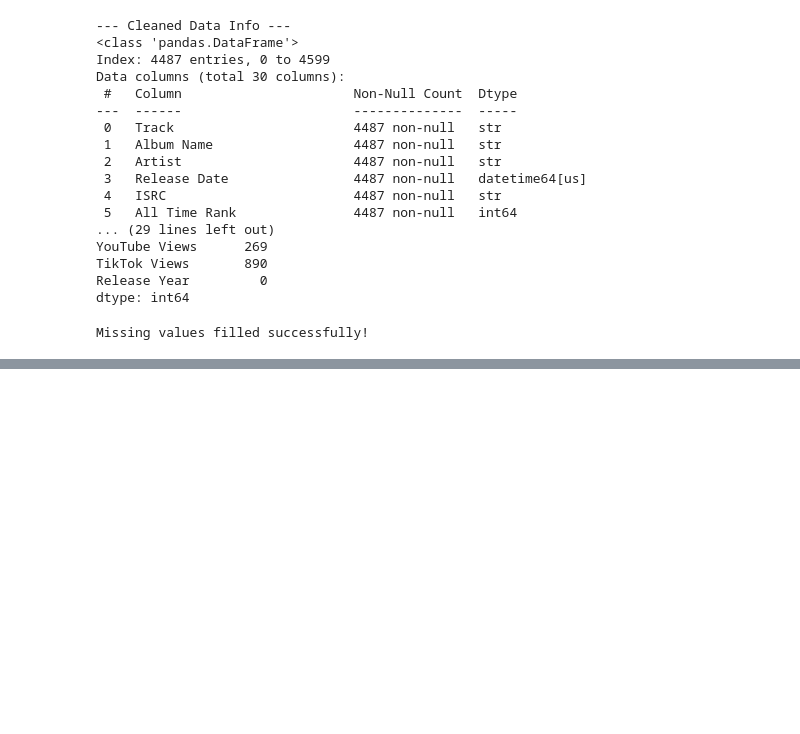
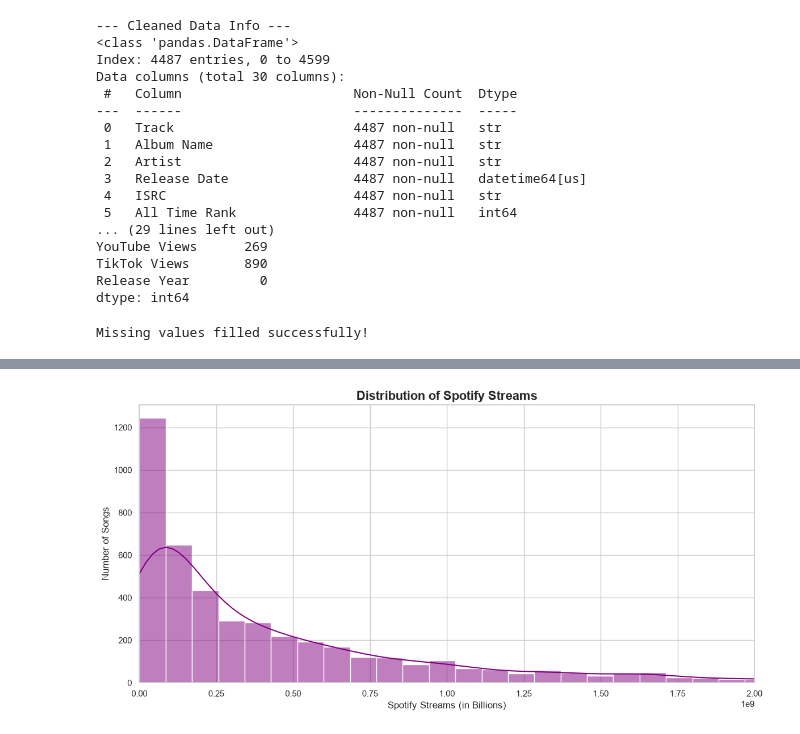
Before and after one commit to RTficial4life/Spotify-2023-data-visualization, a Jupyter notebook: python project.ipynb, the cells around one changed output, grey strips where cells are left out. Cells and saved outputs as stored; diff of their text form; code cells hidden in the pictures; blank space fills up the shorter version.

```diff
--- a/python project.ipynb
+++ b/python project.ipynb
@@ -133,0 +160,17 @@ Missing values filled successfully!
+# %%
+plt.figure(figsize=(12, 6))
+
+# Create a histogram with 50 bins and a KDE (smooth curve) on top
+sns.histplot(df['Spotify Streams'], bins=50, kde=True, color='purple')
+
+plt.title('Distribution of Spotify Streams', fontsize=16, fontweight='bold')
+plt.xlabel('Spotify Streams (in Billions)', fontsize=12)
+plt.ylabel('Number of Songs', fontsize=12)
+
+# Let's limit the x-axis to 2 billion so the chart isn't squished by extreme outliers
+plt.xlim(0, 2000000000)
+
+plt.tight_layout()
+plt.show()
+# %% [output]
+[figure, added]
```
Also changed, not shown: parts of 6 cells of this notebook.
